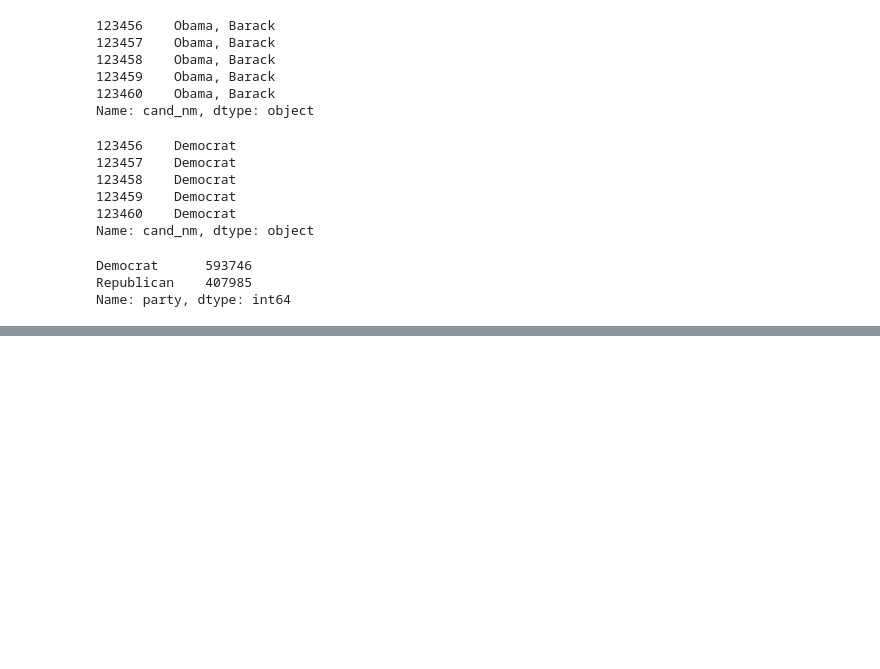
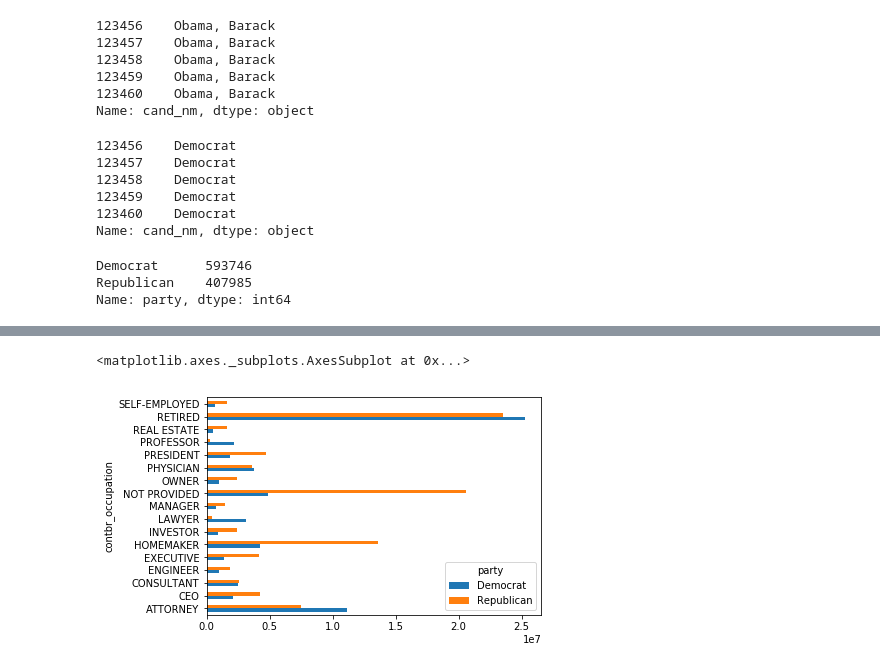
Before and after one commit to hugolu/learn-python, a Jupyter notebook: python-for-data-analysis/ch09-data-aggregation-and-group-operations.ipynb, the cells around one changed output, grey strips where cells are left out. Drawn from its saved outputs; the diff is of its cells as text; code cells hidden in the pictures; blank space fills up the shorter version.

```diff
--- a/python-for-data-analysis/ch09-data-aggregation-and-group-operations.ipynb
+++ b/python-for-data-analysis/ch09-data-aggregation-and-group-operations.ipynb
@@ -914,0 +951,30 @@ Name: party, dtype: int64
+# %%
+# 将多个职业映射到同一个
+occ_mapping = {
+    'INFORMATION REQUESTED PER BEST EFFORTS': 'NOT PROVIDED',
+    'INFORMATION REQUESTED': 'NOT PROVIDED',
+    'INFORMATION REQUESTED (BEST EFFORTS)': 'NOT PROVIDED',
+    'C.E.O.': 'CEO'
+}
+
+f = lambda x: occ_mapping.get(x, x)
+fec.contbr_occupation = fec.contbr_occupation.map(f)
+# %%
+# 将多个雇主类型映射到同一种
+emp_mapping = {
+    'INFORMATION REQUESTED PER BEST EFFORTS': 'NOT PROVIDED',
+    'INFORMATION REQUESTED': 'NOT PROVIDED',
+    'SELF': 'SELF-EMPLOYED',
+    'SELF EMPLOYED': 'SELF-EMPLOYED'
+}
+
+f = lambda x: emp_mapping.get(x, x)
+fec.contbr_employer = fec.contbr_employer.map(f)
+# %%
+by_occupation = fec.pivot_table('contb_receipt_amt',
+                               index='contbr_occupation',
+                               columns='party',
+                               aggfunc='sum')
+# %%
+over_2mm = by_occupation[by_occupation.sum(1) > 2000000]
+over_2mm
@@ -914,0 +1001,5 @@ Name: party, dtype: int64
+# %%
+over_2mm.plot(kind='barh')
+# %% [output]
+<matplotlib.axes._subplots.AxesSubplot at 0x...>
+[figure, added]
```
Also changed, not shown: parts of 36 cells of this notebook.
